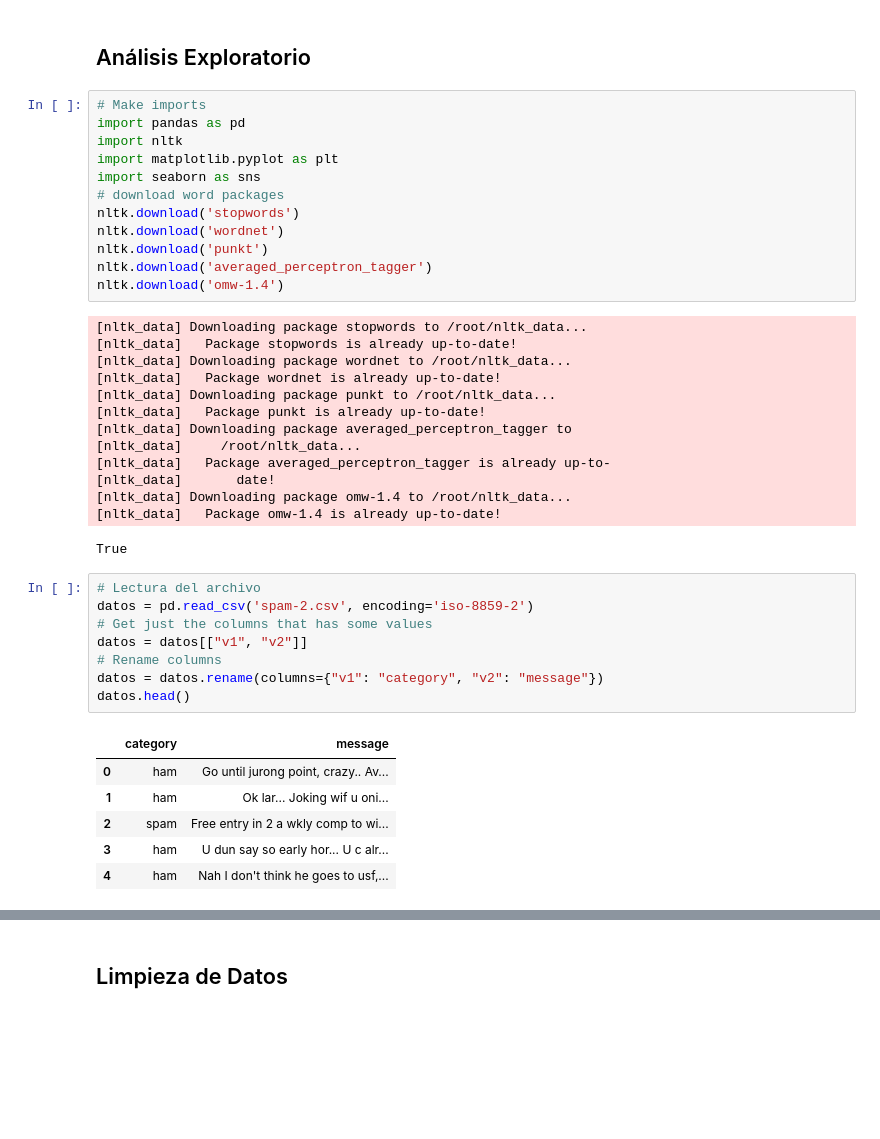
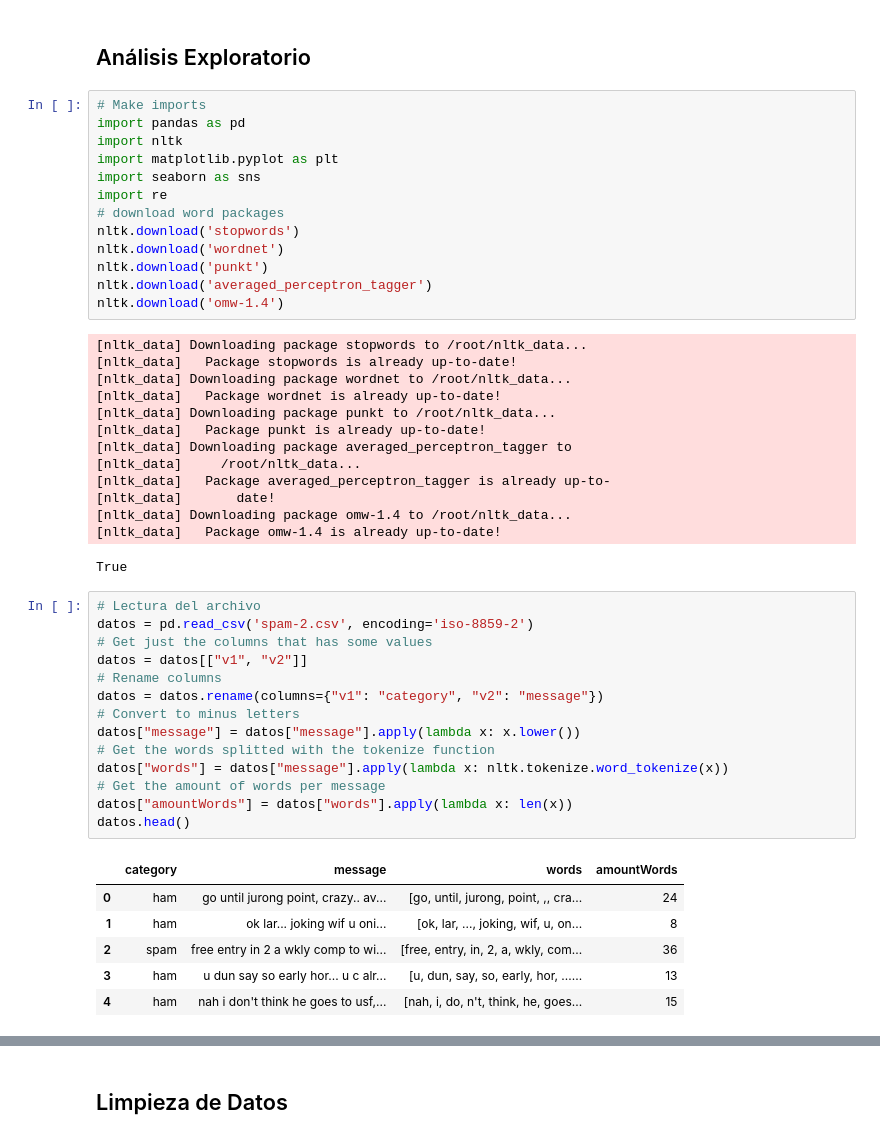
Before and after one commit to DiggsPapu/UVGIA, a Jupyter notebook: proyecto.ipynb, the cells around one changed output, grey strips where cells are left out. Saved outputs shown, nothing was run; the diff lists cells and outputs as text; blank space fills up the shorter version.

```diff
--- a/proyecto.ipynb
+++ b/proyecto.ipynb
@@ -8,6 +8,7 @@ import pandas as pd
 import nltk
 import matplotlib.pyplot as plt
 import seaborn as sns
+import re
 # download word packages
 nltk.download('stopwords')
 nltk.download('wordnet')
@@ -31,17 +32,23 @@ True
 # %%
 # Lectura del archivo
 datos = pd.read_csv('spam-2.csv', encoding='iso-8859-2')
 # Get just the columns that has some values
 datos = datos[["v1", "v2"]]
 # Rename columns
 datos = datos.rename(columns={"v1": "category", "v2": "message"})
+# Convert to minus letters
+datos["message"] = datos["message"].apply(lambda x: x.lower())
+# Get the words splitted with the tokenize function
+datos["words"] = datos["message"].apply(lambda x: nltk.tokenize.word_tokenize(x))
+# Get the amount of words per message
+datos["amountWords"] = datos["words"].apply(lambda x: len(x))
 datos.head()
 # %% [output]
-|  | category | message |
-| 0 | ham | Go until jurong point, crazy.. Av... |
-| 1 | ham | Ok lar... Joking wif u oni... |
-| 2 | spam | Free entry in 2 a wkly comp to wi... |
-| 3 | ham | U dun say so early hor... U c alr... |
-| 4 | ham | Nah I don't think he goes to usf,... |
+|  | category | message | words | amountWords |
+| 0 | ham | go until jurong point, crazy.. av... | [go, until, jurong, point, ,, cra... | 24 |
+| 1 | ham | ok lar... joking wif u oni... | [ok, lar, ..., joking, wif, u, on... | 8 |
+| 2 | spam | free entry in 2 a wkly comp to wi... | [free, entry, in, 2, a, wkly, com... | 36 |
+| 3 | ham | u dun say so early hor... u c alr... | [u, dun, say, so, early, hor, ...... | 13 |
+| 4 | ham | nah i don't think he goes to usf,... | [nah, i, do, n't, think, he, goes... | 15 |
 # %%
 # Amount of ham and spam
```
Also changed, not shown: parts of 11 cells of this notebook.
